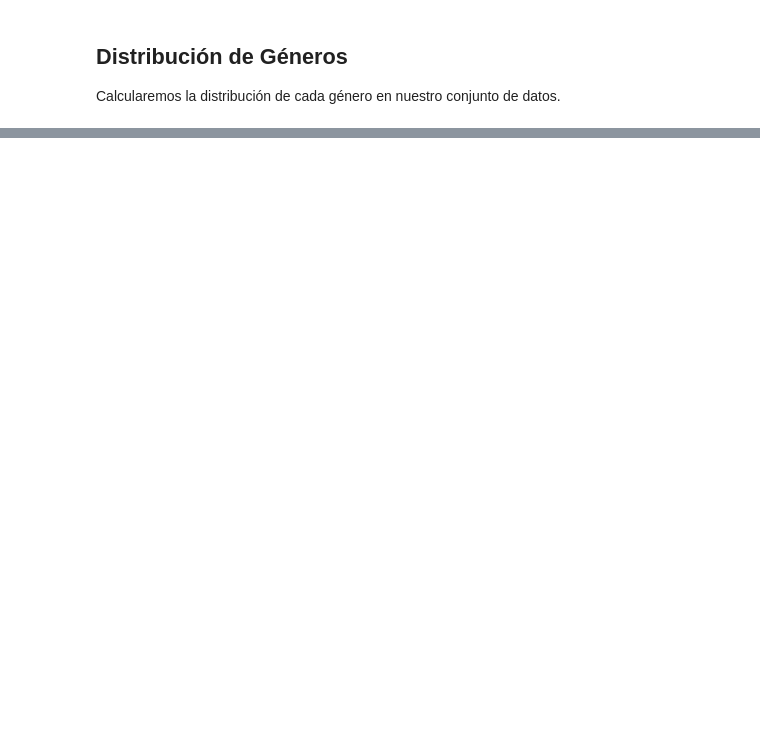
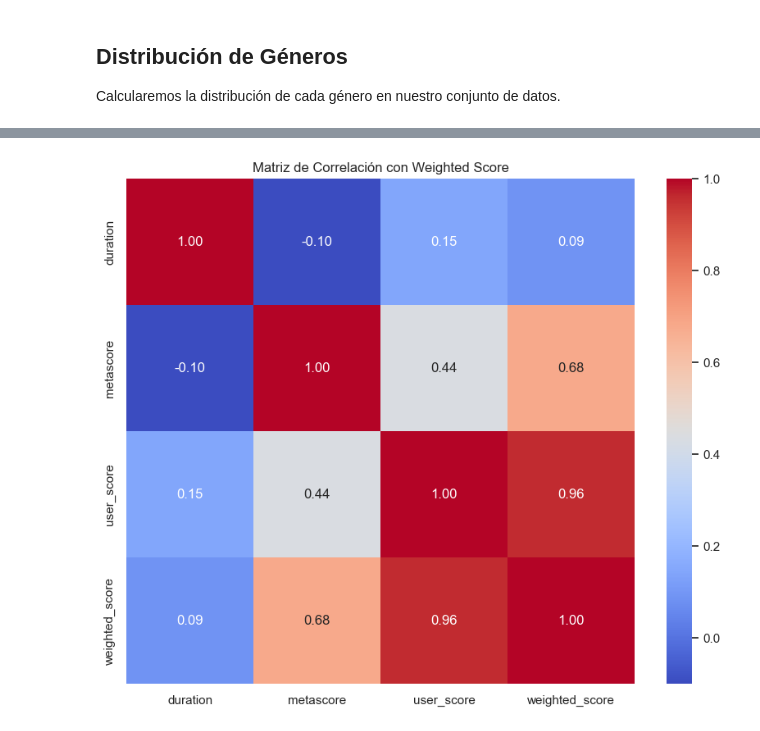
Before and after one commit to pizarroiker/TFG-Web-Scraping-Sentiment-Analysis, a Jupyter notebook: DataAnalysis.ipynb, the cells around one changed output, grey strips where cells are left out. Drawn from its saved outputs; the diff is of its cells as text; code cells hidden in the pictures; blank space fills up the shorter version.

Commit message:
Update Data Analysis

```diff
--- a/DataAnalysis.ipynb
+++ b/DataAnalysis.ipynb
@@ -142,0 +315,17 @@ plt.show()
+# %%
+import seaborn as sns
+import matplotlib.pyplot as plt
+
+# Asegúrate de que 'correlation_data' contenga las columnas 'duration', 'metascore', 'user_score', 'weighted_score'
+correlation_data = df[['duration', 'metascore', 'user_score', 'weighted_score']]
+
+# Calcular la matriz de correlación
+correlation_matrix = correlation_data.corr()
+
+# Visualizar la matriz de correlación
+plt.figure(figsize=(10, 8))
+sns.heatmap(correlation_matrix, annot=True, cmap='coolwarm', fmt=".2f")
+plt.title('Matriz de Correlación con Weighted Score')
+plt.show()
+# %% [output]
+[figure, added]
```
Also changed, not shown: parts of 16 cells of this notebook.
